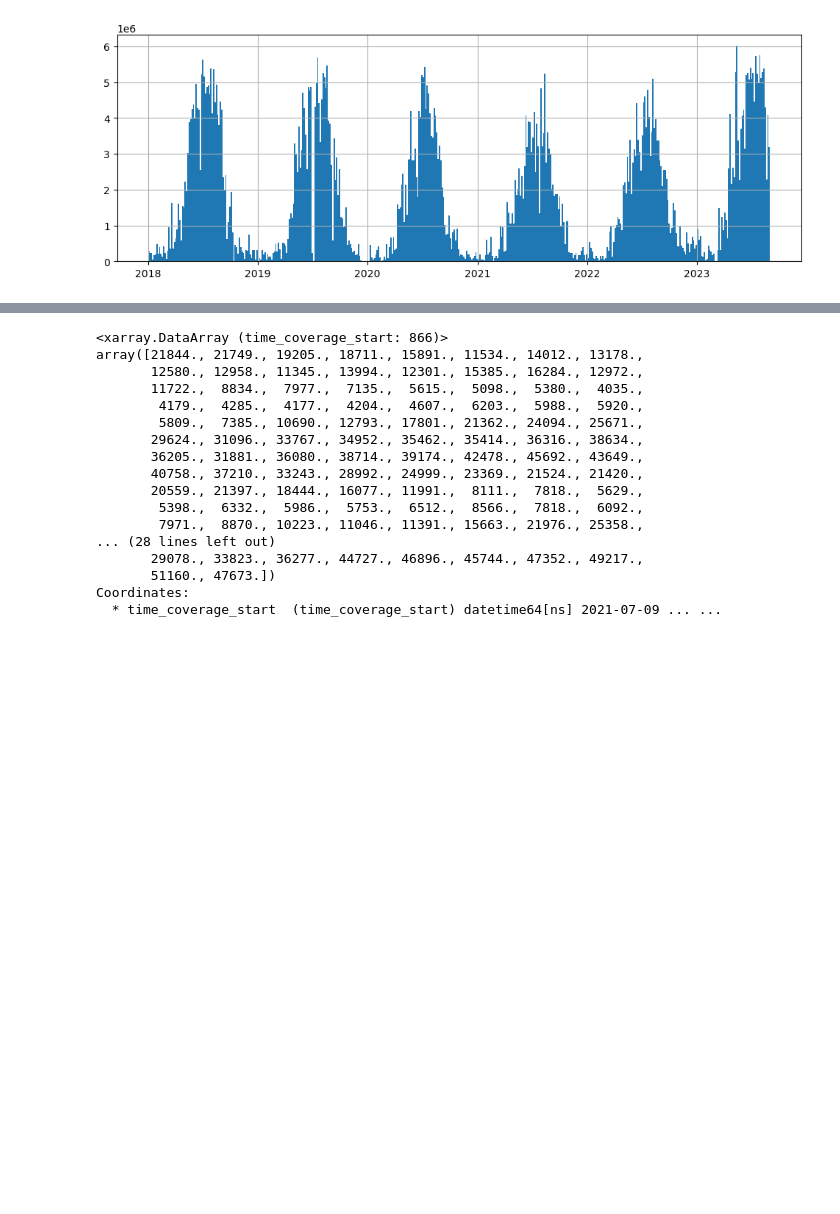
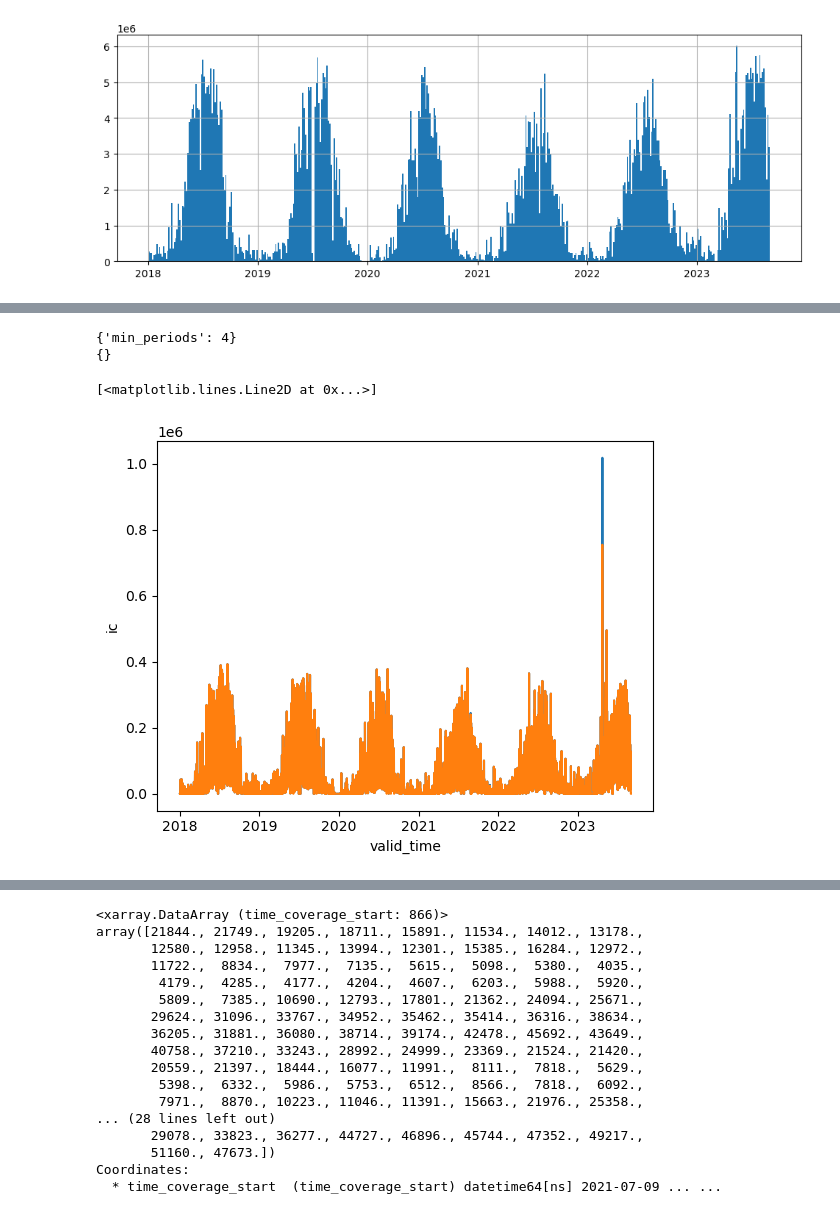
Before and after one commit to ahijevyc/machine-learning, a Jupyter notebook: notebooks/ENTLN.ipynb, the cells around one changed output, grey strips where cells are left out. Cells and saved outputs as stored; diff of their text form; code cells hidden in the pictures; blank space fills up the shorter version.

```diff
--- a/notebooks/ENTLN.ipynb
+++ b/notebooks/ENTLN.ipynb
@@ -165,0 +145,31 @@ Attributes:
+# %%
+twin=4
+# %%
+def ltg_sum_rolled(ds, ntimes, **kwargs):
+    print(kwargs)
+    out = (
+        ds.resample(time_coverage_start="30min")
+        .first()
+        .rolling(
+            dim={"time_coverage_start": ntimes},
+            center=True,
+            **kwargs,
+        )
+        .mean()
+        .rename({"time_coverage_start": "valid_time"})
+        * ntimes
+    )
+    return out
+# %%
+ltg_sum = ltg_sum_rolled(ds, twin*2, min_periods=twin)
+ltg_sum_no_msg = ltg_sum_rolled(ds, twin*2)
+# %% [output]
+{'min_periods': 4}
+{}
+# %%
+fig, ax = plt.subplots()
+ltg_sum.ic.sum(dim=["x","y"]).plot(ax = ax, label="msg")
+ltg_sum_no_msg.ic.sum(dim=["x","y"]).plot(ax = ax, label="no")
+# %% [output]
+[<matplotlib.lines.Line2D at 0x...>]
+[figure, added]
```
Also changed, not shown: parts of 23 cells of this notebook, 3 other files.
